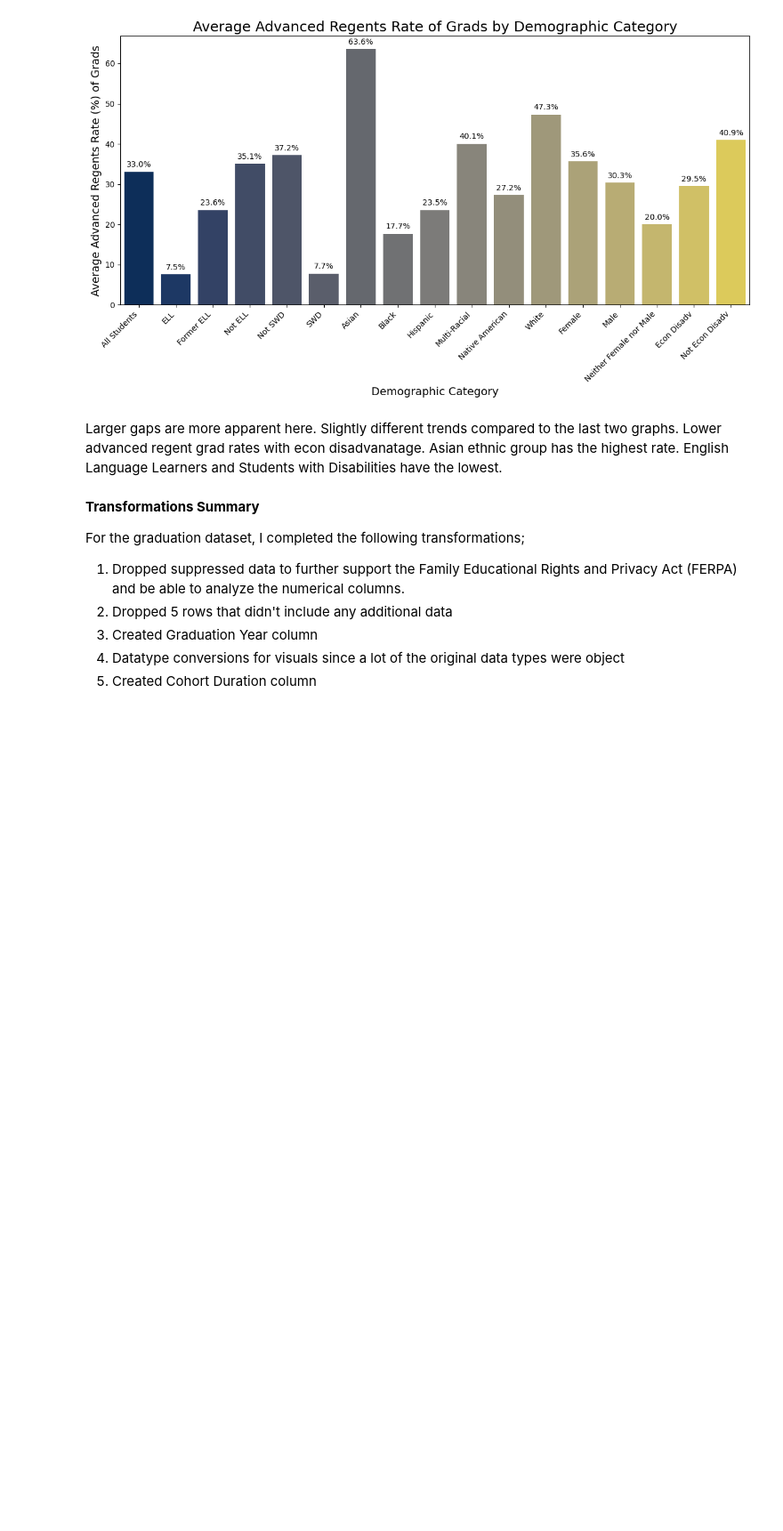
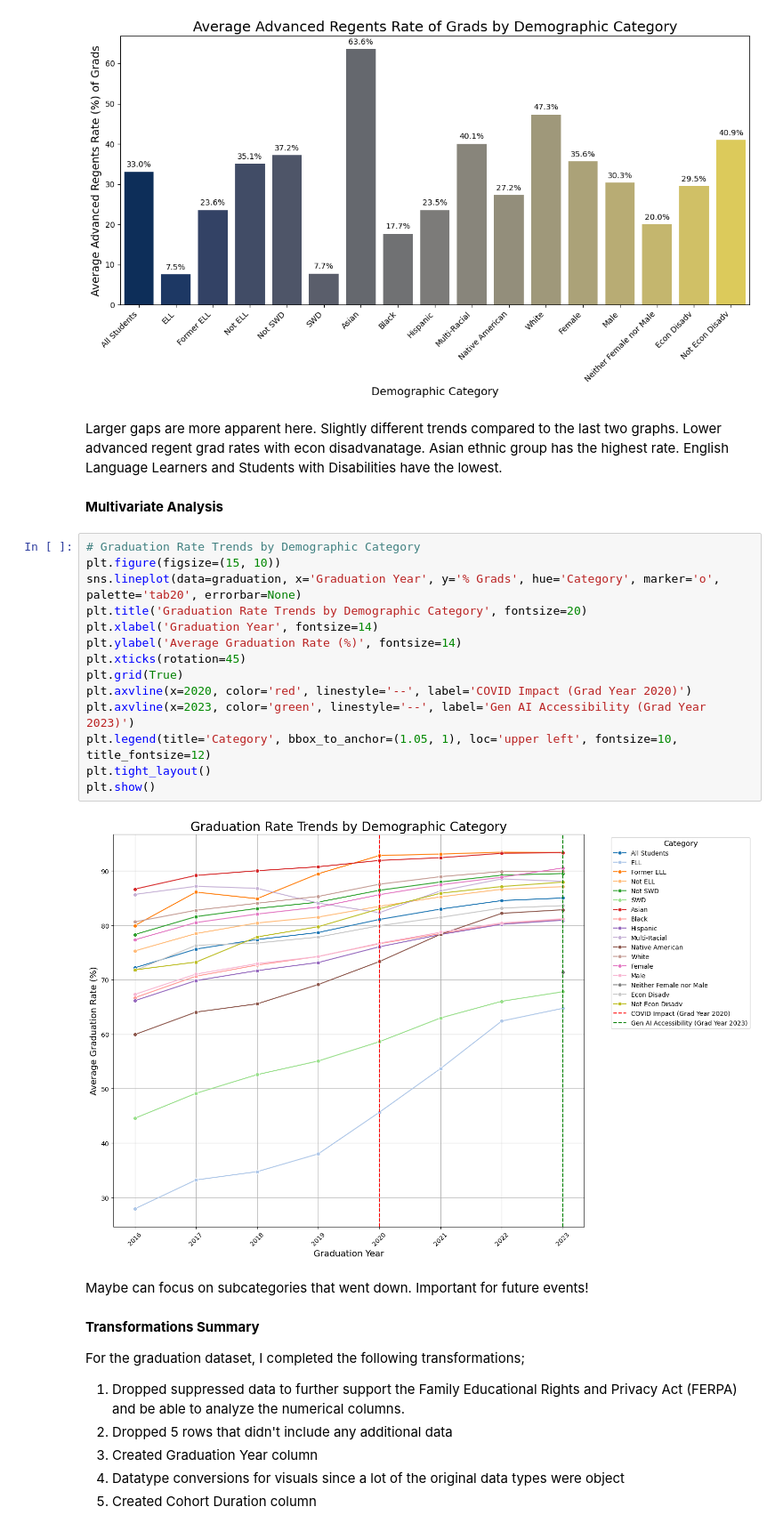
Before and after one commit to Mrfunderburker/Education-Capstone, a Jupyter notebook: code/graduation_eda.ipynb, the cells around one changed output. Shown at 89% size. Drawn from its saved outputs; the diff is of its cells as text; blank space fills up the shorter version.

```diff
--- a/code/graduation_eda.ipynb
+++ b/code/graduation_eda.ipynb
@@ -407,6 +407,26 @@ Passing `palette` without assigning `hue` is deprecated and will be removed in v
 [figure]
 # %% [markdown]
 Larger gaps are more apparent here. Slightly different trends compared to the last two graphs. Lower advanced regent grad rates with econ disadvanatage. Asian ethnic group has the highest rate. English Language Learners and Students with Disabilities have the lowest.
+# %% [markdown]
+**Multivariate Analysis**
+# %%
+# Graduation Rate Trends by Demographic Category
+plt.figure(figsize=(15, 10))
+sns.lineplot(data=graduation, x='Graduation Year', y='% Grads', hue='Category', marker='o', palette='tab20', errorbar=None)
+plt.title('Graduation Rate Trends by Demographic Category', fontsize=20)
+plt.xlabel('Graduation Year', fontsize=14)
+plt.ylabel('Average Graduation Rate (%)', fontsize=14)
+plt.xticks(rotation=45)
+plt.grid(True)
+plt.axvline(x=2020, color='red', linestyle='--', label='COVID Impact (Grad Year 2020)')
+plt.axvline(x=2023, color='green', linestyle='--', label='Gen AI Accessibility (Grad Year 2023)')
+plt.legend(title='Category', bbox_to_anchor=(1.05, 1), loc='upper left', fontsize=10, title_fontsize=12)
+plt.tight_layout()
+plt.show()
+# %% [output]
+[figure, added]
+# %% [markdown]
+Maybe can focus on subcategories that went down. Important for future events!
 # %% [markdown]
 **Transformations Summary**
 
```
